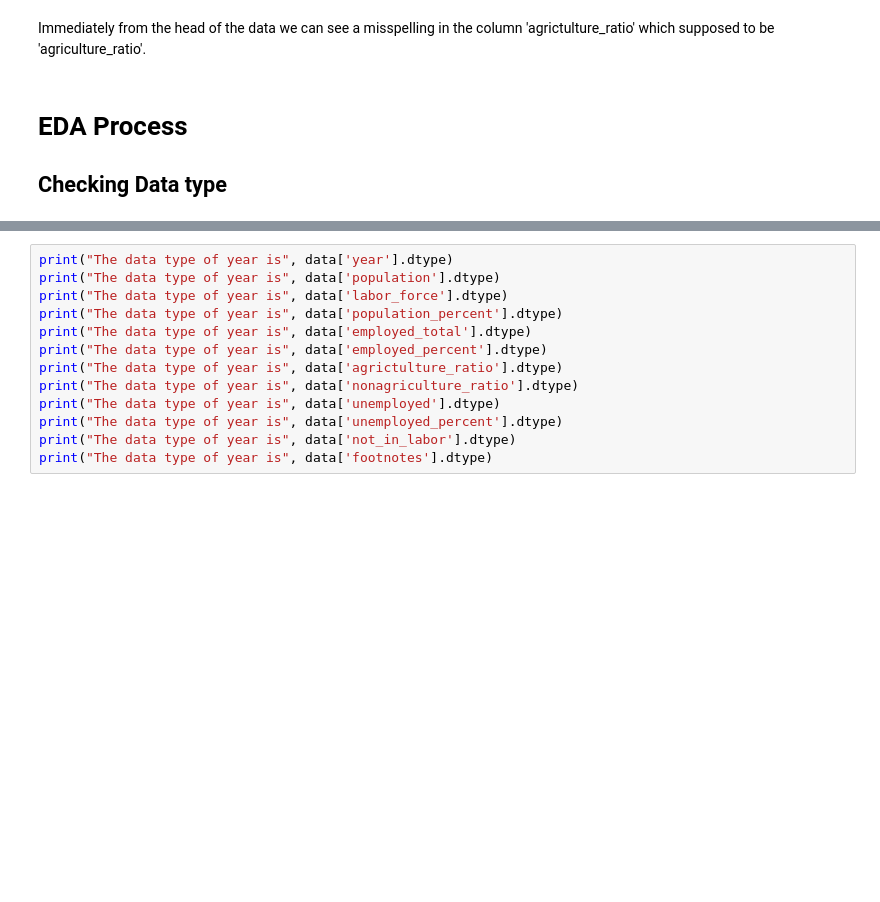
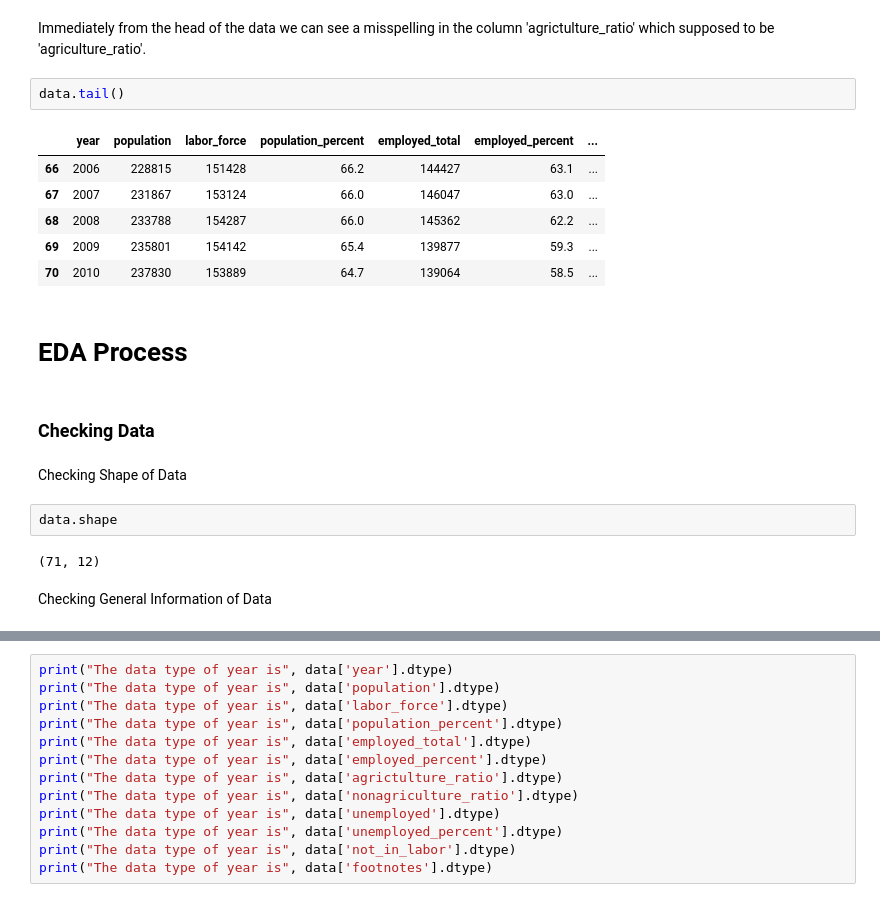
Before and after one commit to JinnOppa/Crime-Rate-LA, a Jupyter notebook: Analysis.ipynb, the cells around one changed output, grey strips where cells are left out. Drawn from its saved outputs; the diff is of its cells as text; blank space fills up the shorter version.

```diff
--- a/Analysis.ipynb
+++ b/Analysis.ipynb
@@ -40,6 +41,24 @@ data.head()
 | 4 | 1945 | 94090 | 53860 | 57.2 | 52820 | 56.1 | ... |
 # %% [markdown]
 Immediately from the head of the data we can see a misspelling in the column 'agrictulture_ratio' which supposed to be 'agriculture_ratio'.
+# %%
+data.tail()
+# %% [output]
+|  | year | population | labor_force | population_percent | employed_total | employed_percent | ... |
+| 66 | 2006 | 228815 | 151428 | 66.2 | 144427 | 63.1 | ... |
+| 67 | 2007 | 231867 | 153124 | 66.0 | 146047 | 63.0 | ... |
+| 68 | 2008 | 233788 | 154287 | 66.0 | 145362 | 62.2 | ... |
+| 69 | 2009 | 235801 | 154142 | 65.4 | 139877 | 59.3 | ... |
+| 70 | 2010 | 237830 | 153889 | 64.7 | 139064 | 58.5 | ... |
 # %% [markdown]
 # EDA Process
-## Checking Data type
+# %% [markdown]
+### Checking Data
+# %% [markdown]
+Checking Shape of Data
+# %%
+data.shape
+# %% [output]
+(71, 12)
+# %% [markdown]
+Checking General Information of Data
```
Also changed, not shown: parts of 8 cells of this notebook.
